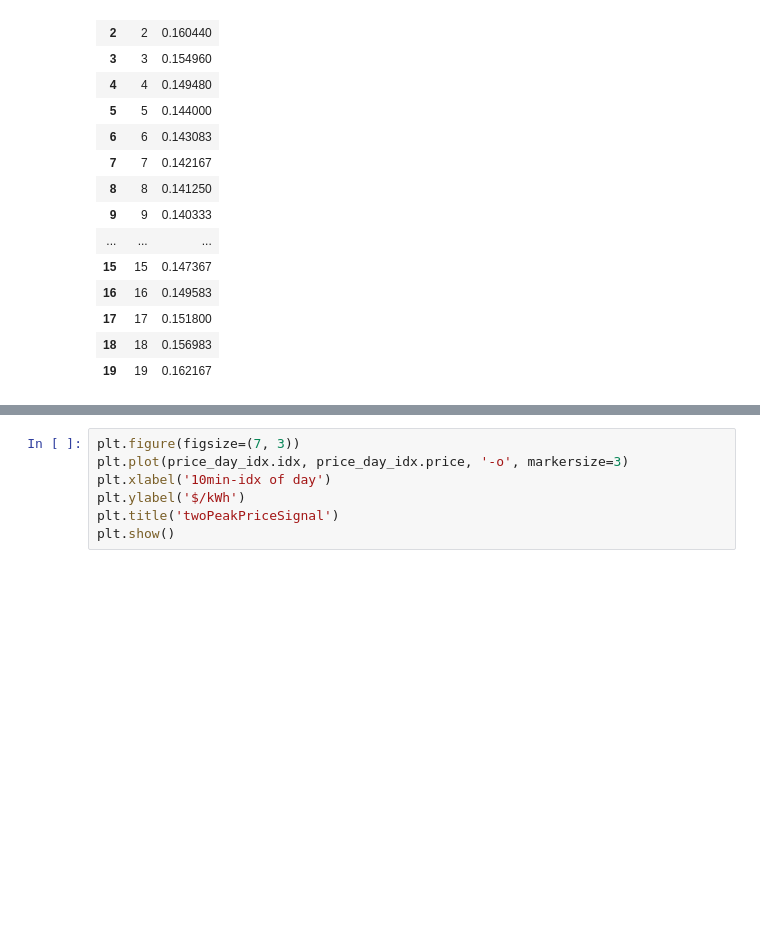
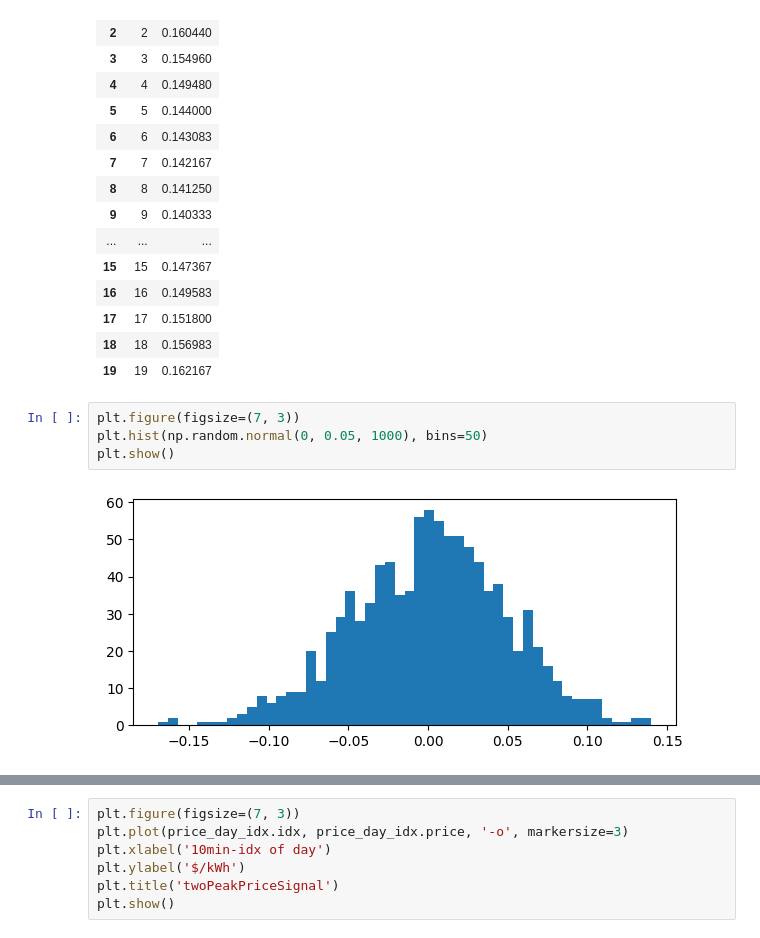
Before and after one commit to jarviskroos7/pev_intelligent_charging_control, a Jupyter notebook: notebooks/price_signal_proc.ipynb, the cells around one changed output, grey strips where cells are left out. Saved outputs shown, nothing was run; the diff lists cells and outputs as text; blank space fills up the shorter version.

```diff
--- a/notebooks/price_signal_proc.ipynb
+++ b/notebooks/price_signal_proc.ipynb
@@ -83,6 +83,12 @@ price_day_idx.head(20)
 | 17 | 17 | 0.151800 |
 | 18 | 18 | 0.156983 |
 | 19 | 19 | 0.162167 |
+# %%
+plt.figure(figsize=(7, 3))
+plt.hist(np.random.normal(0, 0.05, 1000), bins=50)
+plt.show()
+# %% [output]
+[figure, added]
 # %%
 plt.figure(figsize=(7, 3))
 plt.plot(price_day.hour, price_day.Price, '-o', markersize=3)
```
Also changed, not shown: parts of 6 cells of this notebook, 9 other files.
